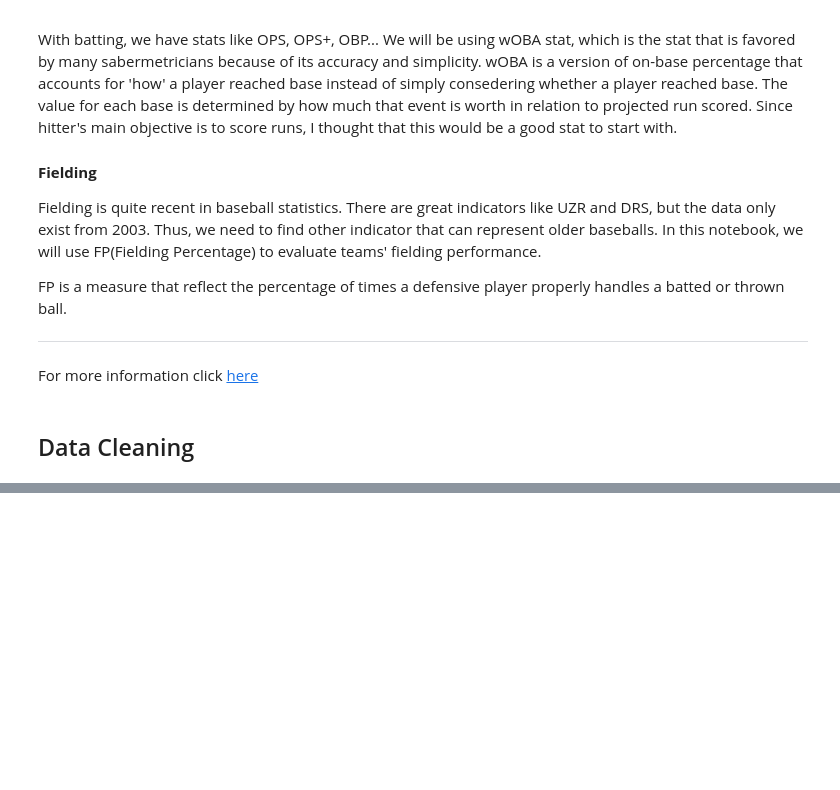
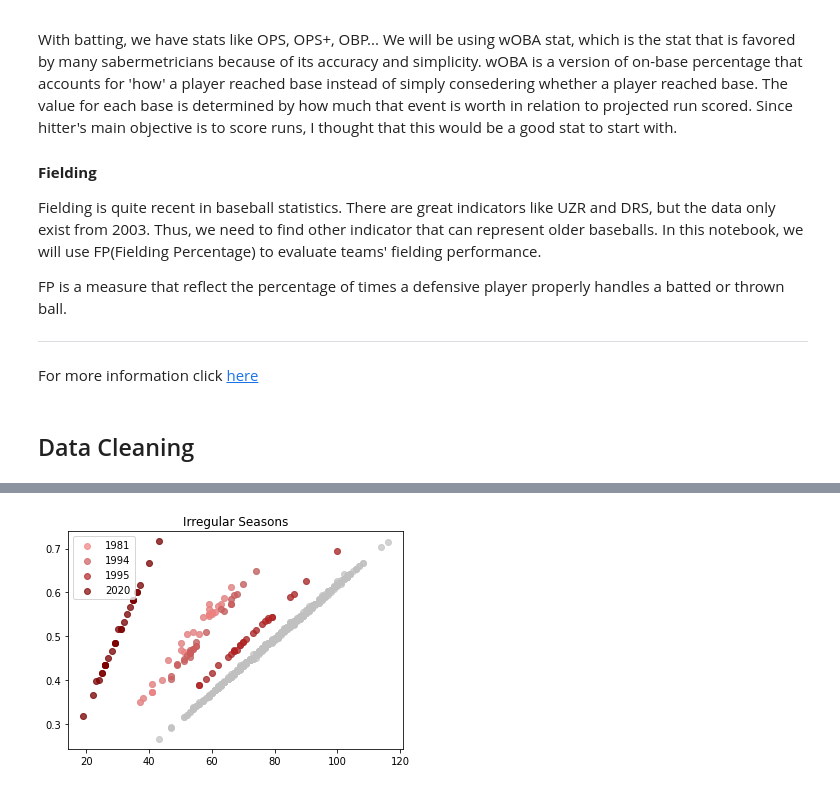
Before and after one commit to jinwls/Batting_Pitching_Fielding, a Jupyter notebook: bat_pitch_field.ipynb, the cells around one changed output, grey strips where cells are left out. Drawn from its saved outputs; the diff is of its cells as text; code cells hidden in the pictures; blank space fills up the shorter version.

```diff
--- a/bat_pitch_field.ipynb
+++ b/bat_pitch_field.ipynb
@@ -59,0 +69,18 @@ df.merge()
+# %%
+# Win percentage
+df['W%'] = df['W'] / df['G']
+
+# time eras
+# The free agency era 1977-1993
+# The steroid era 1994-2005
+# Post-Steroid era 2006-present
+df['eras'] = 0
+df.loc[(df["yearID"] >= 1977) & (df["yearID"] <= 1993),'eras'] = 'FreeAgency'
+df.loc[(df["yearID"] >= 1994) & (df["yearID"] <= 2005),'eras'] = 'Steroid'
+df.loc[(df["yearID"] >= 2006),'eras'] = 'PostSteroid'
+df = df[df['eras'] != 0]
+# %%
+# extract feature that we will use
+columns = ['yearID','teamID','wOBA_team','FIP','FP','W','W%','eras']
+df = df[columns]
+df.shape
@@ -59,0 +106,27 @@ df.merge()
+# %%
+plt.title('Irregular Seasons')
+plt.scatter(df.W, df['W%'], color='silver', alpha=0.7)
+plt.scatter(df[df.yearID==1981]['W'],
+            df[df.yearID==1981]['W%'],
+            color='lightcoral',
+            alpha=0.7,
+            label=1981)
+plt.scatter(df[df.yearID==1994]['W'],
+            df[df.yearID==1994]['W%'],
+            color='indianred',
+            alpha=0.7,
+            label=1994)
+plt.scatter(df[df.yearID==1995]['W'],
+            df[df.yearID==1995]['W%'],
+            color='firebrick',
+            alpha=0.7,
+            label=1995)
+plt.scatter(df[df.yearID==2020]['W'],
+            df[df.yearID==2020]['W%'],
+            color='maroon',
+            alpha=0.7,
+            label=2020)
+plt.legend()
+plt.show()
+# %% [output]
+[figure, added]
```
Also changed, not shown: parts of 32 cells of this notebook.
